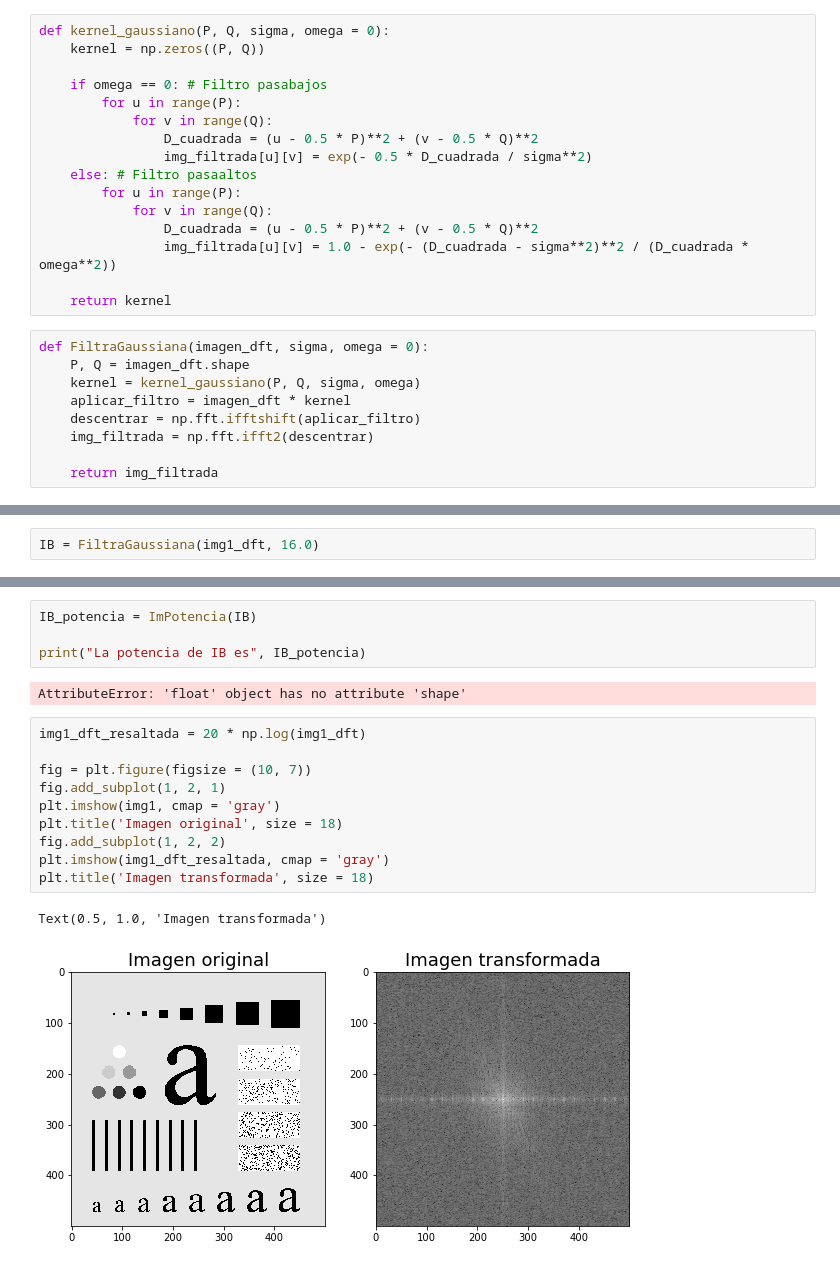
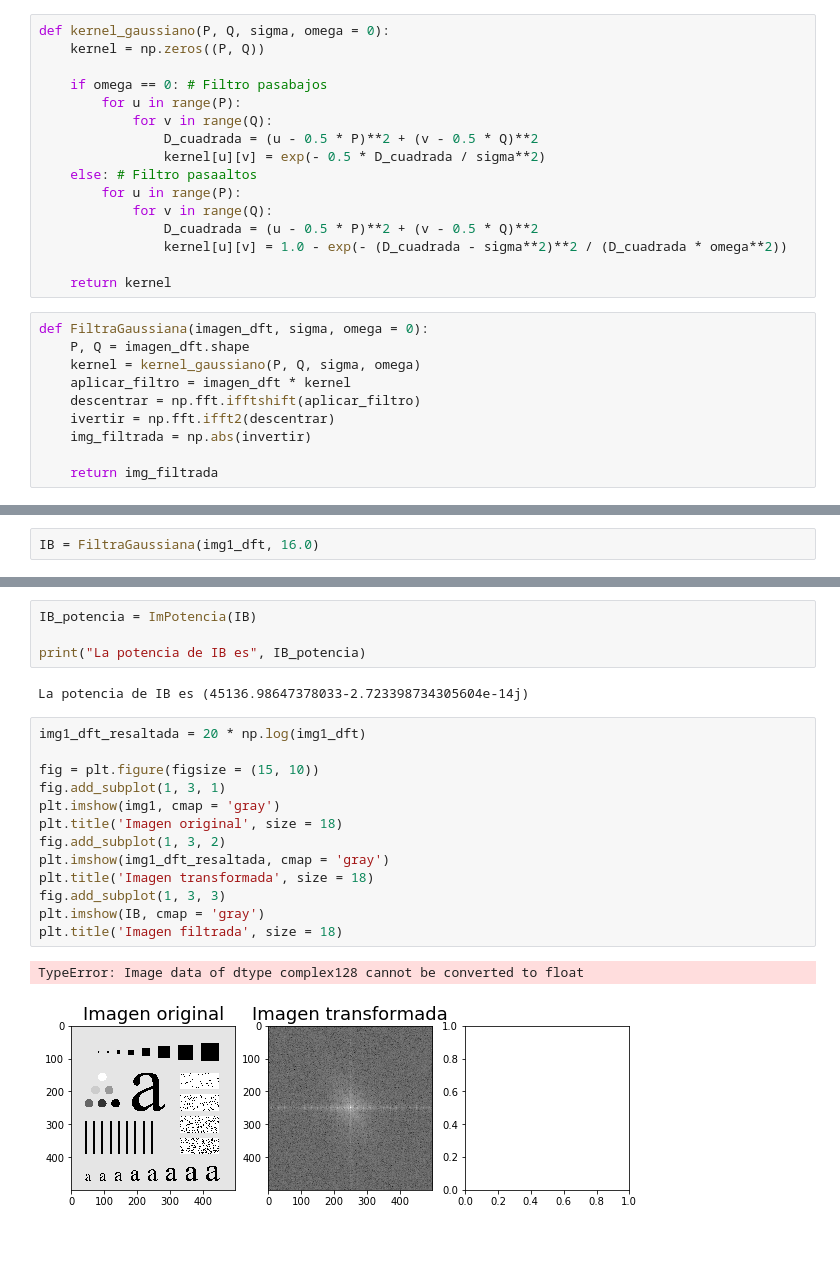
Before and after one commit to gmagannaDevelop/SegundoParcialImagenes, a Jupyter notebook: 2do_examen.ipynb, the cells around one changed output, grey strips where cells are left out. Saved outputs shown, nothing was run; the diff lists cells and outputs as text.

Commit message:
Corregí otro error en Filtra Gaussiana. Había olvidado sacar el valor absoluto de la inversa

```diff
--- a/2do_examen.ipynb
+++ b/2do_examen.ipynb
@@ -41,12 +41,12 @@ def kernel_gaussiano(P, Q, sigma, omega = 0):
         for u in range(P):
             for v in range(Q):
                 D_cuadrada = (u - 0.5 * P)**2 + (v - 0.5 * Q)**2
-                img_filtrada[u][v] = exp(- 0.5 * D_cuadrada / sigma**2)
+                kernel[u][v] = exp(- 0.5 * D_cuadrada / sigma**2)
     else: # Filtro pasaaltos
         for u in range(P):
             for v in range(Q):
                 D_cuadrada = (u - 0.5 * P)**2 + (v - 0.5 * Q)**2
-                img_filtrada[u][v] = 1.0 - exp(- (D_cuadrada - sigma**2)**2 / (D_cuadrada * omega**2))
+                kernel[u][v] = 1.0 - exp(- (D_cuadrada - sigma**2)**2 / (D_cuadrada * omega**2))
 
     return kernel
 # %%
@@ -55,7 +55,8 @@ def FiltraGaussiana(imagen_dft, sigma, omega = 0):
     kernel = kernel_gaussiano(P, Q, sigma, omega)
     aplicar_filtro = imagen_dft * kernel
     descentrar = np.fft.ifftshift(aplicar_filtro)
-    img_filtrada = np.fft.ifft2(descentrar)
+    ivertir = np.fft.ifft2(descentrar)
+    img_filtrada = np.abs(invertir)
 
     return img_filtrada
 # %% [markdown]
@@ -83,17 +80,20 @@ IB_potencia = ImPotencia(IB)
 
 print("La potencia de IB es", IB_potencia)
 # %% [output]
-AttributeError: 'float' object has no attribute 'shape'
+La potencia de IB es (45136.98647378033-2.723398734305604e-14j)
 # %%
 img1_dft_resaltada = 20 * np.log(img1_dft)
 
-fig = plt.figure(figsize = (10, 7))
-fig.add_subplot(1, 2, 1)
+fig = plt.figure(figsize = (15, 10))
+fig.add_subplot(1, 3, 1)
 plt.imshow(img1, cmap = 'gray')
 plt.title('Imagen original', size = 18)
-fig.add_subplot(1, 2, 2)
+fig.add_subplot(1, 3, 2)
 plt.imshow(img1_dft_resaltada, cmap = 'gray')
 plt.title('Imagen transformada', size = 18)
+fig.add_subplot(1, 3, 3)
+plt.imshow(IB, cmap = 'gray')
+plt.title('Imagen filtrada', size = 18)
 # %% [output]
-Text(0.5, 1.0, 'Imagen transformada')
+TypeError: Image data of dtype complex128 cannot be converted to float
-[figure, old version]
+[figure, new version]
```
Also changed, not shown: parts of 1 cell of this notebook.
